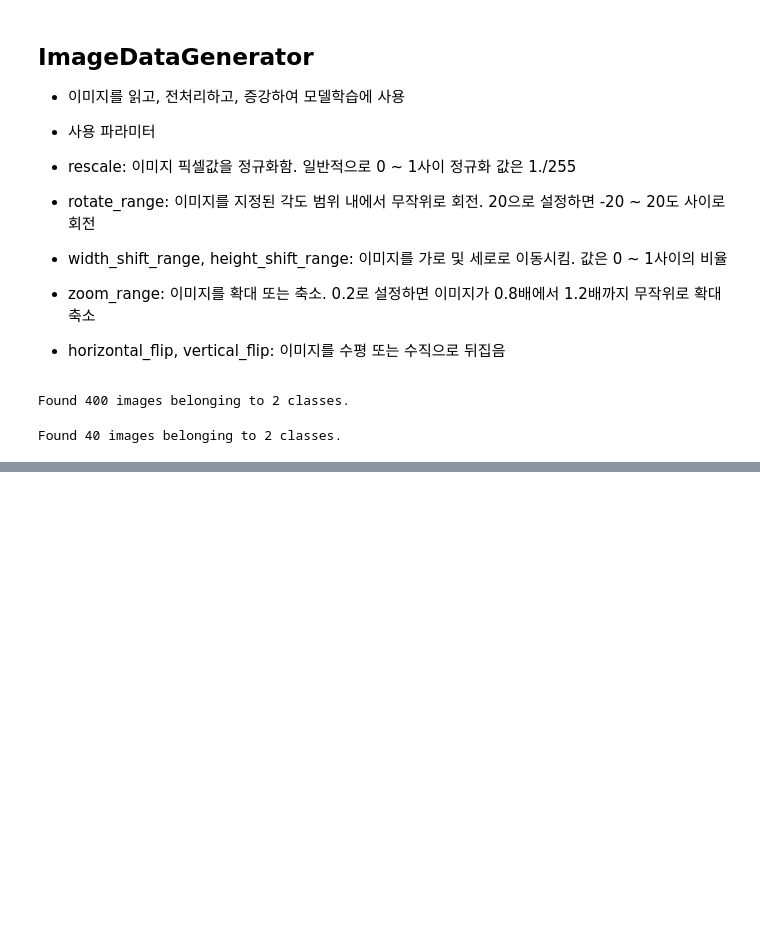
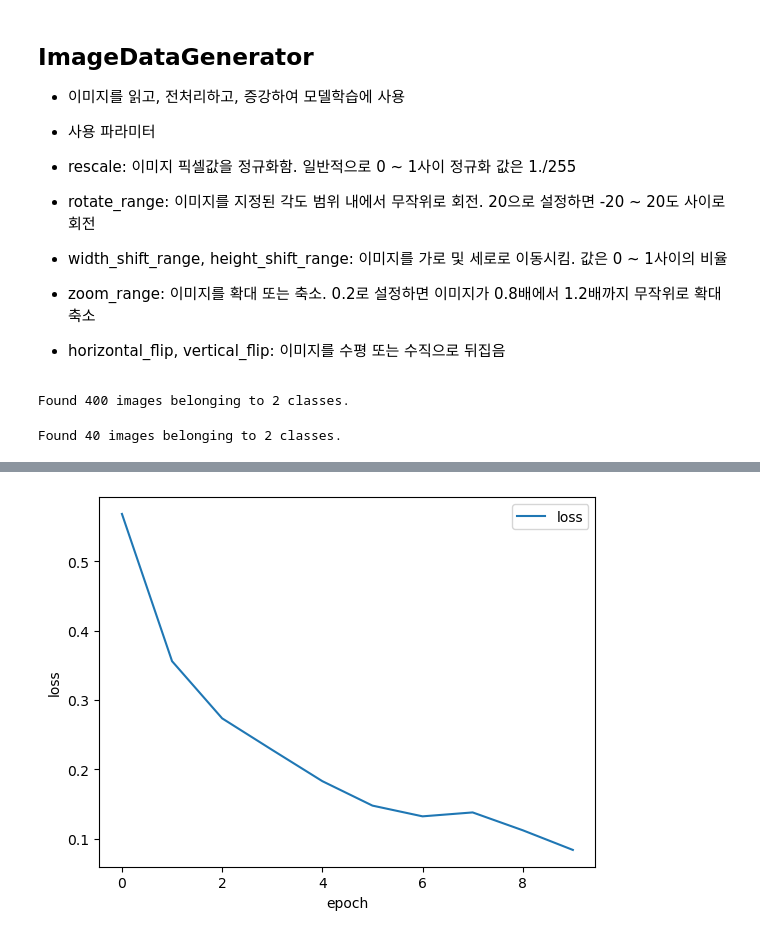
Before and after one commit to rommaniitedomum/deep_learning, a Jupyter notebook: rotten_apple.ipynb, the cells around one changed output, grey strips where cells are left out. Drawn from its saved outputs; the diff is of its cells as text; code cells hidden in the pictures; blank space fills up the shorter version.

```diff
--- a/rotten_apple.ipynb
+++ b/rotten_apple.ipynb
@@ -149,0 +190,8 @@ model.add(Dense(2, activation='softmax'))
+# %%
+plt.xlabel("epoch")
+plt.ylabel("loss")
+plt.plot(history.history["loss"], label="loss")
+plt.legend()
+plt.show()
+# %% [output]
+[figure, added]
```
Also changed, not shown: parts of 12 cells of this notebook, 12 other files.
